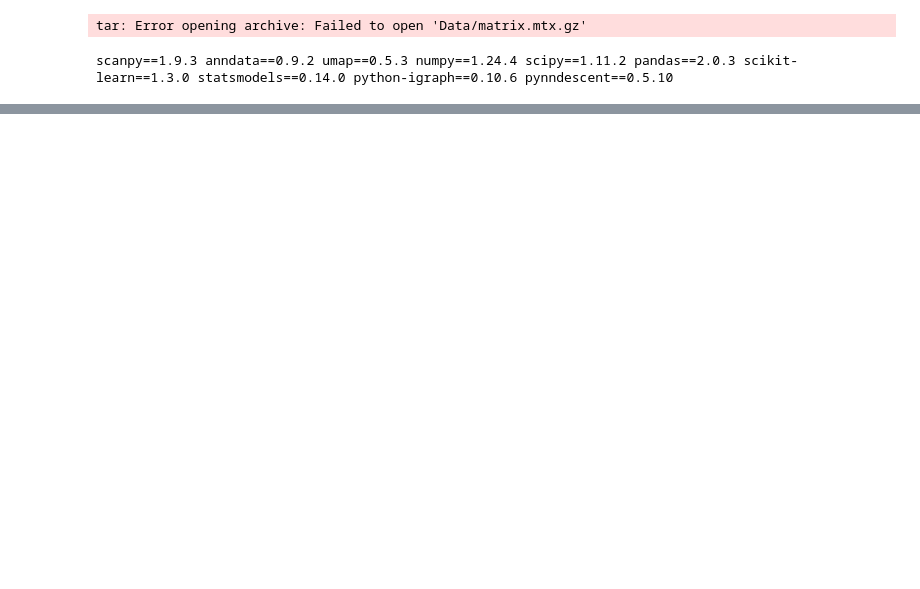
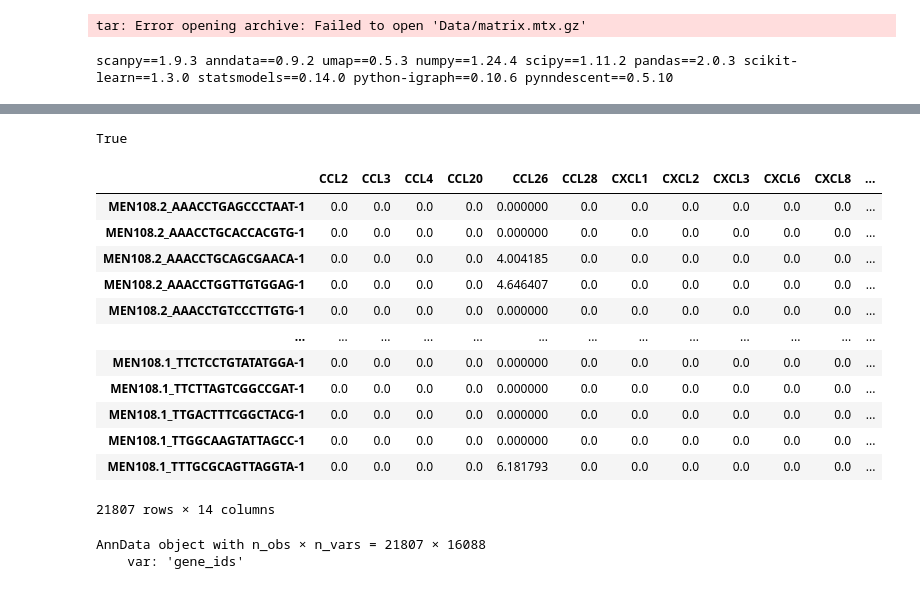
Before and after one commit to brucetsai0110/meningioma, a Jupyter notebook: Merge_all_05.ipynb, the cells around one changed output, grey strips where cells are left out. Cells and saved outputs as stored; diff of their text form; code cells hidden in the pictures; blank space fills up the shorter version.

```diff
--- a/Merge_all_05.ipynb
+++ b/Merge_all_05.ipynb
@@ -47,8 +59,37 @@ adata7 = sc.read_10x_mtx(
 # %%
 adata = sc.concat([adata2, adata3, adata4, adata5, adata6, adata7], join= 'outer')
+# %%
+adata.var['gene_ids'] = list(adata2.var['gene_ids'])
+# %%
+all_genes = list(adata.var['gene_ids'].values)
+'XCL2' in all_genes
+# %% [output]
+True
+# %%
+chemokine_list = ['CCL2', 'CCL3', 'CCL4', 'CCL20', 'CCL26', 'CCL28', 'CXCL1', 'CXCL2', 'CXCL3',
+                  'CXCL6', 'CXCL8', 'CXCL10', 'CXCL14', 'CCL26']
+# %%
+adata.to_df()[chemokine_list]
+# %% [output]
+|  | CCL2 | CCL3 | CCL4 | CCL20 | CCL26 | CCL28 | CXCL1 | CXCL2 | CXCL3 | CXCL6 | CXCL8 | ... |
+| MEN108.2_AAACCTGAGCCCTAAT-1 | 0.0 | 0.0 | 0.0 | 0.0 | 0.000000 | 0.0 | 0.0 | 0.0 | 0.0 | 0.0 | 0.0 | ... |
+| MEN108.2_AAACCTGCACCACGTG-1 | 0.0 | 0.0 | 0.0 | 0.0 | 0.000000 | 0.0 | 0.0 | 0.0 | 0.0 | 0.0 | 0.0 | ... |
+| MEN108.2_AAACCTGCAGCGAACA-1 | 0.0 | 0.0 | 0.0 | 0.0 | 4.004185 | 0.0 | 0.0 | 0.0 | 0.0 | 0.0 | 0.0 | ... |
+| MEN108.2_AAACCTGGTTGTGGAG-1 | 0.0 | 0.0 | 0.0 | 0.0 | 4.646407 | 0.0 | 0.0 | 0.0 | 0.0 | 0.0 | 0.0 | ... |
+| MEN108.2_AAACCTGTCCCTTGTG-1 | 0.0 | 0.0 | 0.0 | 0.0 | 0.000000 | 0.0 | 0.0 | 0.0 | 0.0 | 0.0 | 0.0 | ... |
+| ... | ... | ... | ... | ... | ... | ... | ... | ... | ... | ... | ... | ... |
+| MEN108.1_TTCTCCTGTATATGGA-1 | 0.0 | 0.0 | 0.0 | 0.0 | 0.000000 | 0.0 | 0.0 | 0.0 | 0.0 | 0.0 | 0.0 | ... |
+| MEN108.1_TTCTTAGTCGGCCGAT-1 | 0.0 | 0.0 | 0.0 | 0.0 | 0.000000 | 0.0 | 0.0 | 0.0 | 0.0 | 0.0 | 0.0 | ... |
+| MEN108.1_TTGACTTTCGGCTACG-1 | 0.0 | 0.0 | 0.0 | 0.0 | 0.000000 | 0.0 | 0.0 | 0.0 | 0.0 | 0.0 | 0.0 | ... |
+| MEN108.1_TTGGCAAGTATTAGCC-1 | 0.0 | 0.0 | 0.0 | 0.0 | 0.000000 | 0.0 | 0.0 | 0.0 | 0.0 | 0.0 | 0.0 | ... |
+| MEN108.1_TTTGCGCAGTTAGGTA-1 | 0.0 | 0.0 | 0.0 | 0.0 | 6.181793 | 0.0 | 0.0 | 0.0 | 0.0 | 0.0 | 0.0 | ... |
+21807 rows × 14 columns
 # %%
 adata.var_names_make_unique()  # this is unnecessary if using `var_names='gene_ids'` in `sc.read_10x_mtx`
 # %%
 # Test sample names
 adata
+# %% [output]
+AnnData object with n_obs × n_vars = 21807 × 16088
+    var: 'gene_ids'
 # %%
```
Also changed, not shown: parts of 19 cells of this notebook, 6 other files.
